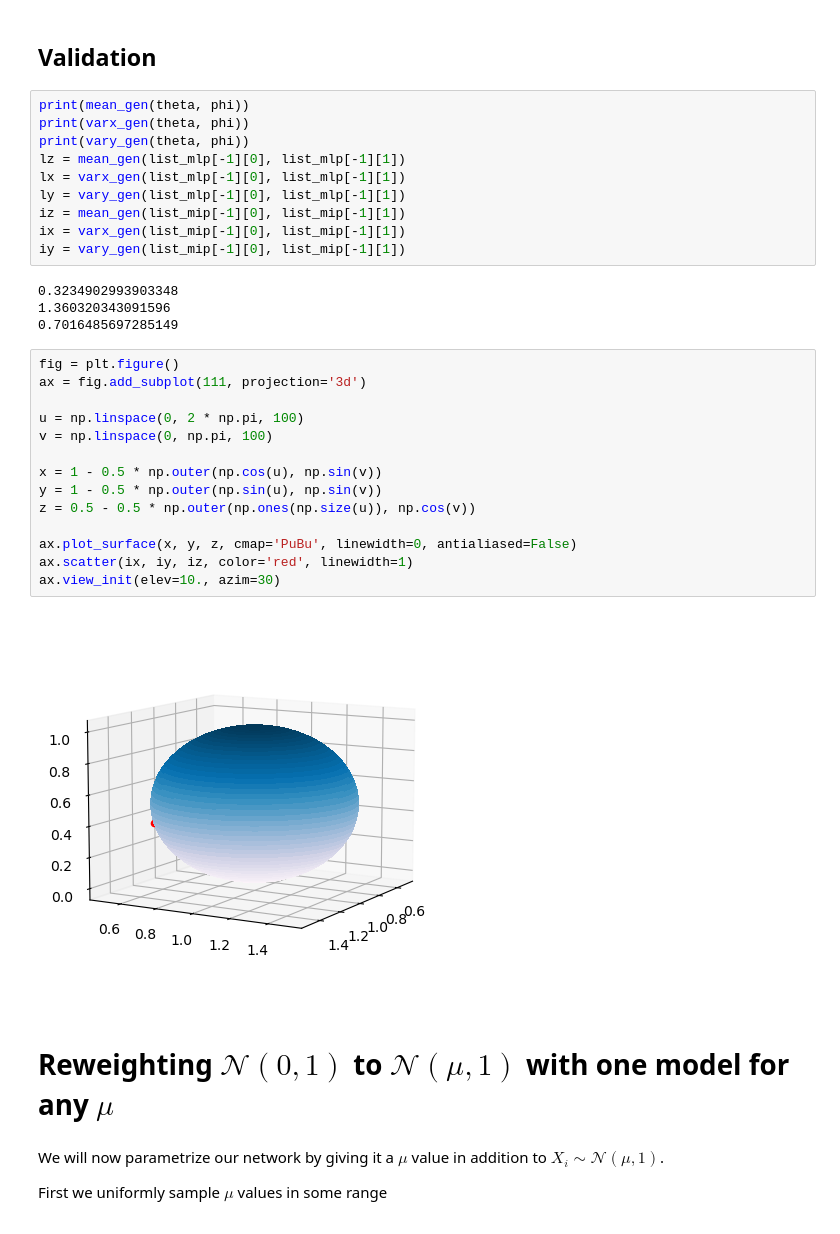
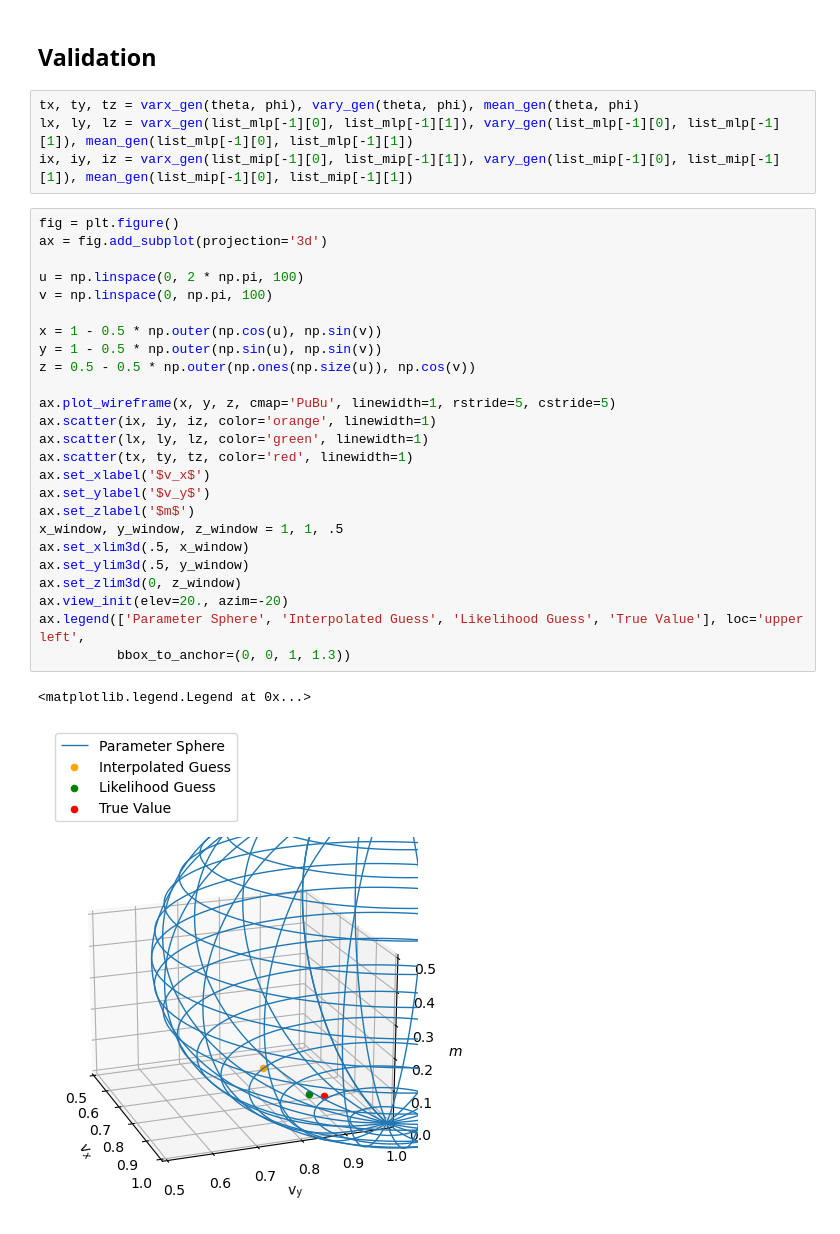
Before and after one commit to matangrinberg/parametrized-classifiers, a Jupyter notebook: newDCTR/Gaussian-notebooks/Gaussian3dExample.ipynb, the cells around one changed output. Drawn from its saved outputs; the diff is of its cells as text.

```diff
--- a/newDCTR/Gaussian-notebooks/Gaussian3dExample.ipynb
+++ b/newDCTR/Gaussian-notebooks/Gaussian3dExample.ipynb
@@ -203,38 +198,34 @@ Initialized at  tf.Tensor([1.2422765 2.10618  ], shape=(2,), dtype=float32) tf.T
 # %% [markdown]
 ## Validation
 # %%
-print(mean_gen(theta, phi))
-print(varx_gen(theta, phi))
-print(vary_gen(theta, phi))
-lz = mean_gen(list_mlp[-1][0], list_mlp[-1][1])
-lx = varx_gen(list_mlp[-1][0], list_mlp[-1][1])
-ly = vary_gen(list_mlp[-1][0], list_mlp[-1][1])
-iz = mean_gen(list_mip[-1][0], list_mip[-1][1])
-ix = varx_gen(list_mip[-1][0], list_mip[-1][1])
-iy = vary_gen(list_mip[-1][0], list_mip[-1][1])
+tx, ty, tz = varx_gen(theta, phi), vary_gen(theta, phi), mean_gen(theta, phi)
+lx, ly, lz = varx_gen(list_mlp[-1][0], list_mlp[-1][1]), vary_gen(list_mlp[-1][0], list_mlp[-1][1]), mean_gen(list_mlp[-1][0], list_mlp[-1][1])
+ix, iy, iz = varx_gen(list_mip[-1][0], list_mip[-1][1]), vary_gen(list_mip[-1][0], list_mip[-1][1]), mean_gen(list_mip[-1][0], list_mip[-1][1])
-# %% [output]
-0.3234902993903348
-1.360320343091596
-0.7016485697285149
 # %%
 fig = plt.figure()
-ax = fig.add_subplot(111, projection='3d')
+ax = fig.add_subplot(projection='3d')
 
 u = np.linspace(0, 2 * np.pi, 100)
 v = np.linspace(0, np.pi, 100)
 
 x = 1 - 0.5 * np.outer(np.cos(u), np.sin(v))
 y = 1 - 0.5 * np.outer(np.sin(u), np.sin(v))
 z = 0.5 - 0.5 * np.outer(np.ones(np.size(u)), np.cos(v))
 
-ax.plot_surface(x, y, z, cmap='PuBu', linewidth=0, antialiased=False)
-ax.scatter(ix, iy, iz, color='red', linewidth=1)
-ax.view_init(elev=10., azim=30)
+ax.plot_wireframe(x, y, z, cmap='PuBu', linewidth=1, rstride=5, cstride=5)
+ax.scatter(ix, iy, iz, color='orange', linewidth=1)
+ax.scatter(lx, ly, lz, color='green', linewidth=1)
+ax.scatter(tx, ty, tz, color='red', linewidth=1)
+ax.set_xlabel('$v_x$')
+ax.set_ylabel('$v_y$')
+ax.set_zlabel('$m$')
+x_window, y_window, z_window = 1, 1, .5
+ax.set_xlim3d(.5, x_window)
+ax.set_ylim3d(.5, y_window)
+ax.set_zlim3d(0, z_window)
+ax.view_init(elev=20., azim=-20)
+ax.legend(['Parameter Sphere', 'Interpolated Guess', 'Likelihood Guess', 'True Value'], loc='upper left',
+          bbox_to_anchor=(0, 0, 1, 1.3))
 # %% [output]
+<matplotlib.legend.Legend at 0x...>
-[figure, old version]
+[figure, new version]
-# %% [markdown]
-# Reweighting $\mathcal{N}(0, 1)$ to $\mathcal{N}(\mu, 1)$ with one model for any $\mu$
-# %% [markdown]
-We will now parametrize our network by giving it a $\mu$ value in addition to $X_i\sim\mathcal{N}(\mu, 1)$.
-
-First we uniformly sample $\mu$ values in some range
```
Also changed, not shown: parts of 35 cells of this notebook.
